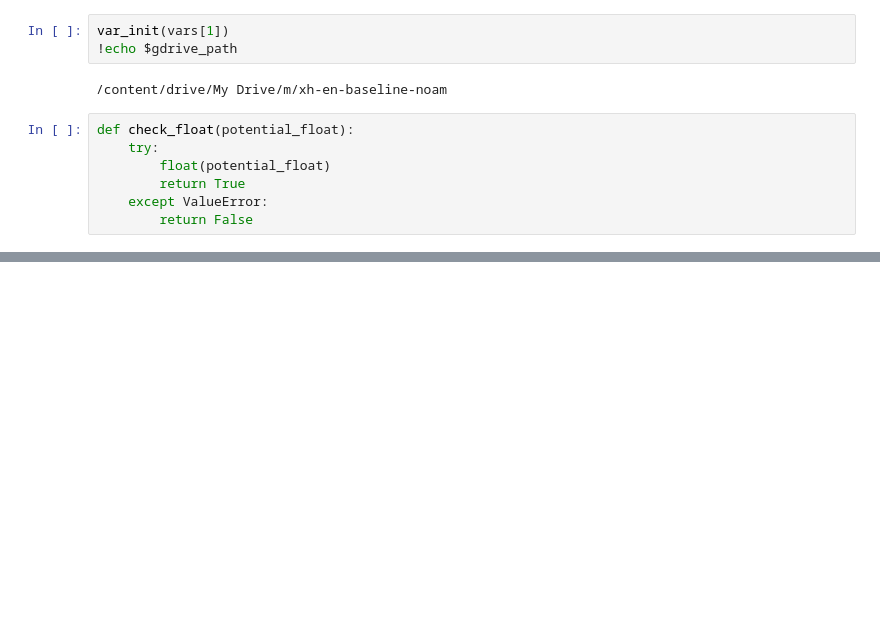
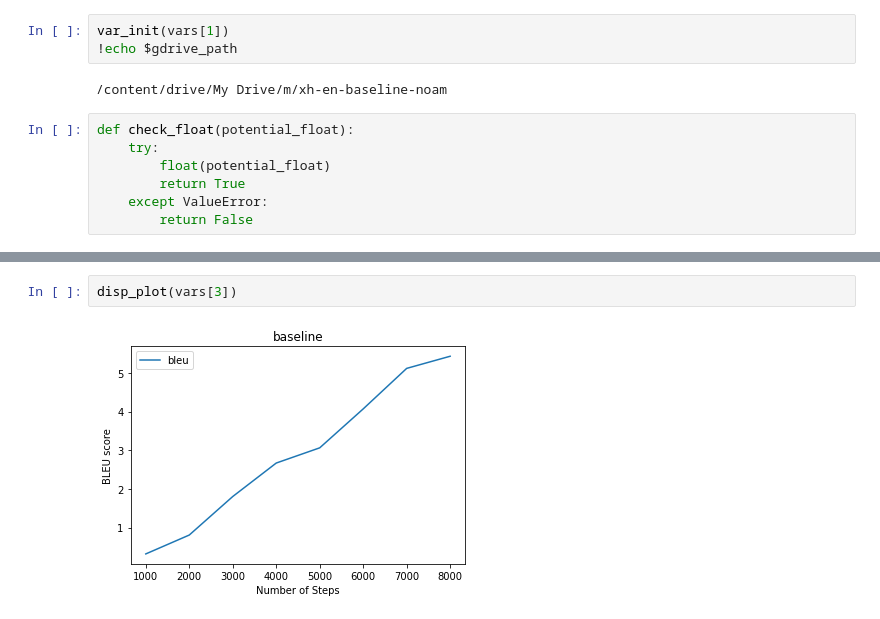
Before and after one commit to Shingirai98/Xhosa_English_Translation, a Jupyter notebook: Results.ipynb, the cells around one changed output, grey strips where cells are left out. Saved outputs shown, nothing was run; the diff lists cells and outputs as text; blank space fills up the shorter version.

```diff
--- a/Results.ipynb
+++ b/Results.ipynb
@@ -87,0 +158,4 @@ plt.show()
+# %%
+disp_plot(vars[3])
+# %% [output]
+[figure, added]
```
Also changed, not shown: parts of 11 cells of this notebook.
